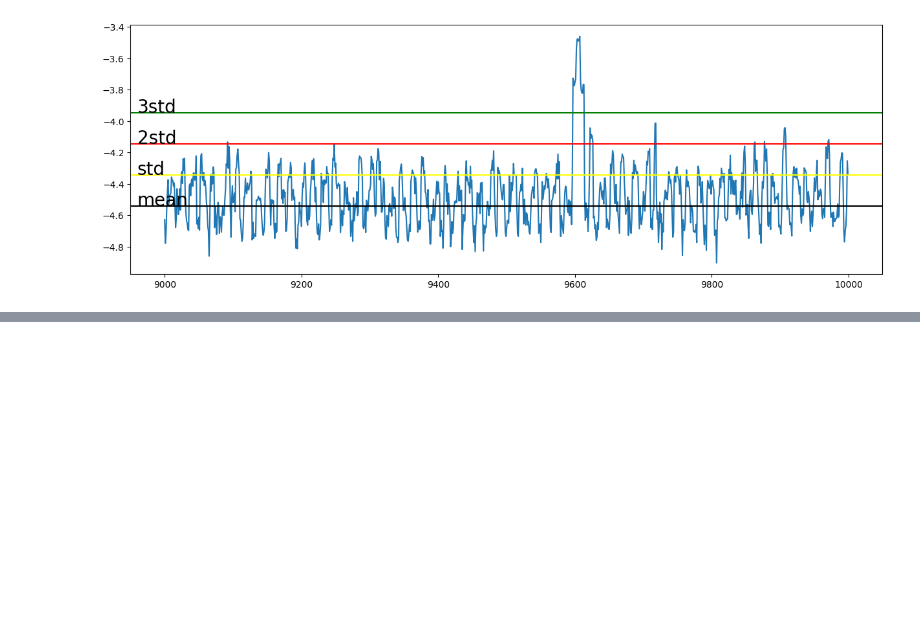
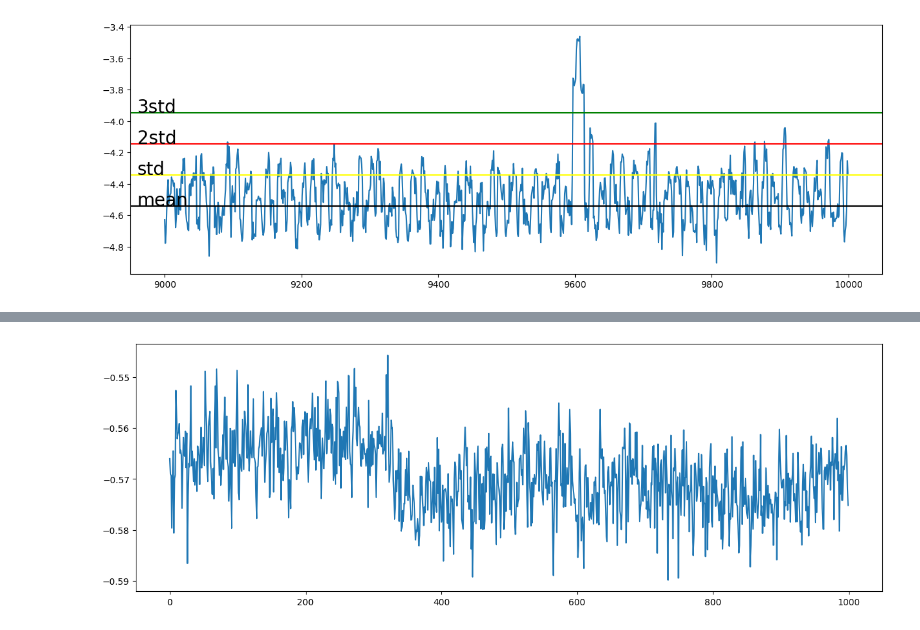
Before and after one commit to dkagramanyan/qber_analysis, a Jupyter notebook: data_labelind.ipynb, the cells around one changed output, grey strips where cells are left out. Saved outputs shown, nothing was run; the diff lists cells and outputs as text; code cells hidden in the pictures; blank space fills up the shorter version.

```diff
--- a/data_labelind.ipynb
+++ b/data_labelind.ipynb
@@ -58,0 +102,12 @@ data_vis.index[0]
+# %%
+data=np.log(df['q_mu'])
+data_vis=data[9000:10000]
+
+data_std=np.std(data)
+data_mean=np.mean(data)
+
+plt.figure(figsize=(15,5))
+plt.plot(data_vis.values)
+plt.show()
+# %% [output]
+[figure, added]
```
Also changed, not shown: parts of 5 cells of this notebook, 1 other file.
